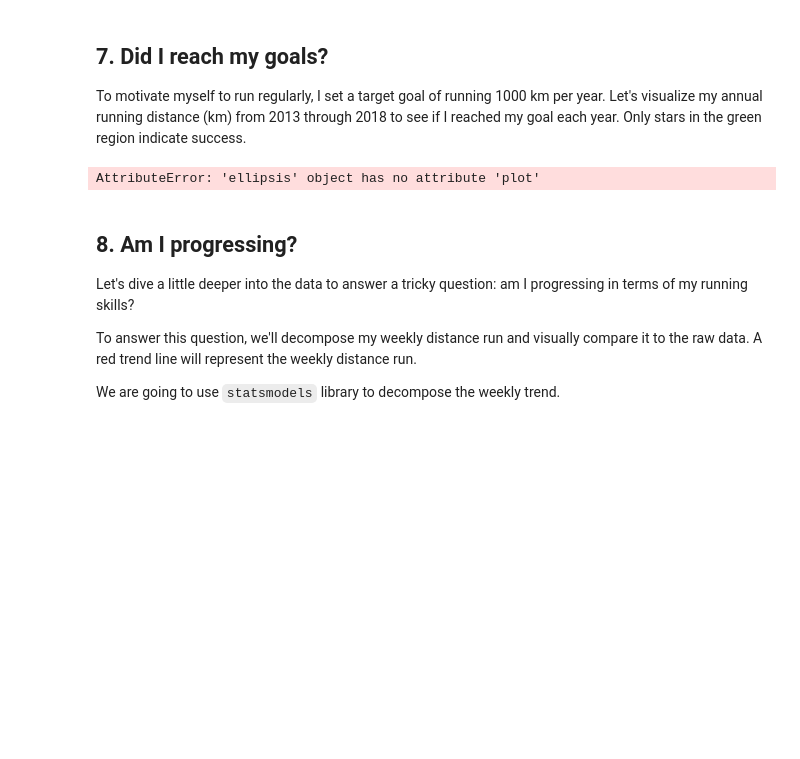
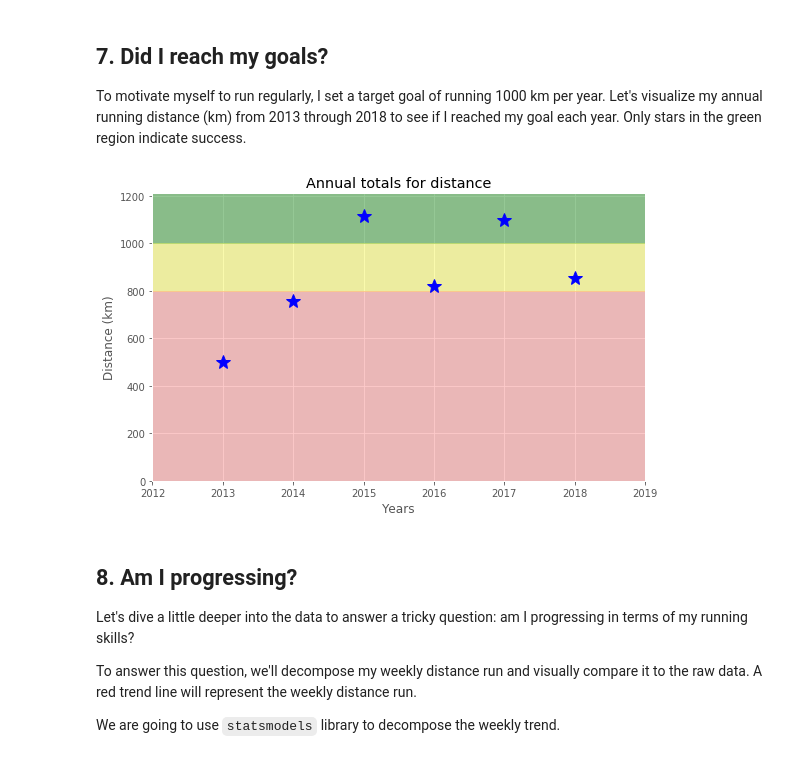
Before and after one commit to anishreddy3/Real_world_DS_applications, a Jupyter notebook: runkeeper_fitness.ipynb, the cells around one changed output. Drawn from its saved outputs; the diff is of its cells as text; code cells hidden in the pictures; blank space fills up the shorter version.

```diff
--- a/runkeeper_fitness.ipynb
+++ b/runkeeper_fitness.ipynb
@@ -215,27 +215,27 @@ plt.show()
 <p>To motivate myself to run regularly, I set a target goal of running 1000 km per year. Let's visualize my annual running distance (km) from 2013 through 2018 to see if I reached my goal each year. Only stars in the green region indicate success.</p>
 # %%
 # Prepare data
-df_run_dist_annual = ...
+df_run_dist_annual = df_run['2018':'2013']['Distance (km)'].resample('A').sum()
 
 # Create plot
-fig = ...
+fig = plt.figure(figsize = (8,5))
 
 # Plot and customize
 ax = df_run_dist_annual.plot(marker='*', markersize=14, linewidth=0, color='blue')
 ax.set(ylim=[0, 1210],
        xlim=['2012','2019'],
        ylabel='Distance (km)',
        xlabel='Years',
        title='Annual totals for distance')
 
 ax.axhspan(1000, 1210, color='green', alpha=0.4)
 ax.axhspan(800, 1000, color='yellow', alpha=0.3)
-# ... YOUR CODE FOR TASK 7 ...
+ax.axhspan(0, 800, color = 'red', alpha = 0.2)
 
 # Show plot
-# ... YOUR CODE FOR TASK 7 ...
+plt.show()
 # %% [output]
-AttributeError: 'ellipsis' object has no attribute 'plot'
+[figure, added]
 # %% [markdown]
 ## 8. Am I progressing?
 <p>Let's dive a little deeper into the data to answer a tricky question: am I progressing in terms of my running skills? </p>
```
Also changed, not shown: parts of 1 cell of this notebook.
